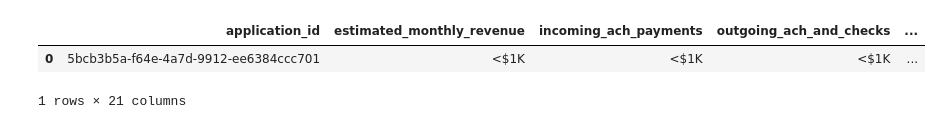
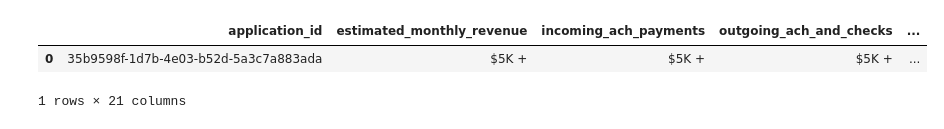
Before and after one commit to naresh-novo/nsl_v2_model_deployment, a Jupyter notebook: code/nsql_input_generator.ipynb, the cells around one changed output. Saved outputs shown, nothing was run; the diff lists cells and outputs as text; code cells hidden in the pictures.

```diff
--- a/code/nsql_input_generator.ipynb
+++ b/code/nsql_input_generator.ipynb
@@ -47,6 +59,0 @@ t = input_data
-# %%
-t
-# %% [output]
-|  | application_id | estimated_monthly_revenue | incoming_ach_payments | outgoing_ach_and_checks | ... |
-| 0 | 5bcb3b5a-f64e-4a7d-9912-ee6384ccc701 | <$1K | <$1K | <$1K | ... |
-1 rows × 21 columns
@@ -60,0 +60,6 @@ t
+# %%
+input_data
+# %% [output]
+|  | application_id | estimated_monthly_revenue | incoming_ach_payments | outgoing_ach_and_checks | ... |
+| 0 | 35b9598f-1d7b-4e03-b52d-5a3c7a883ada | $5K + | $5K + | $5K + | ... |
+1 rows × 21 columns
```
Also changed, not shown: parts of 9 cells of this notebook, 5 other files.
